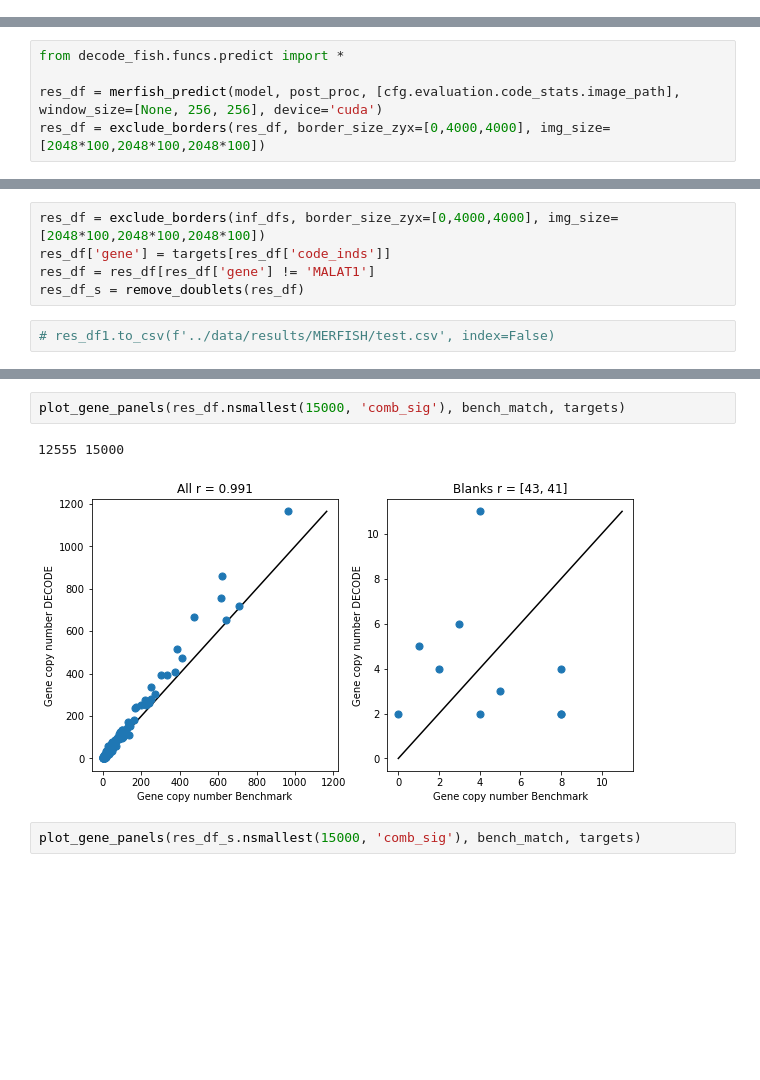
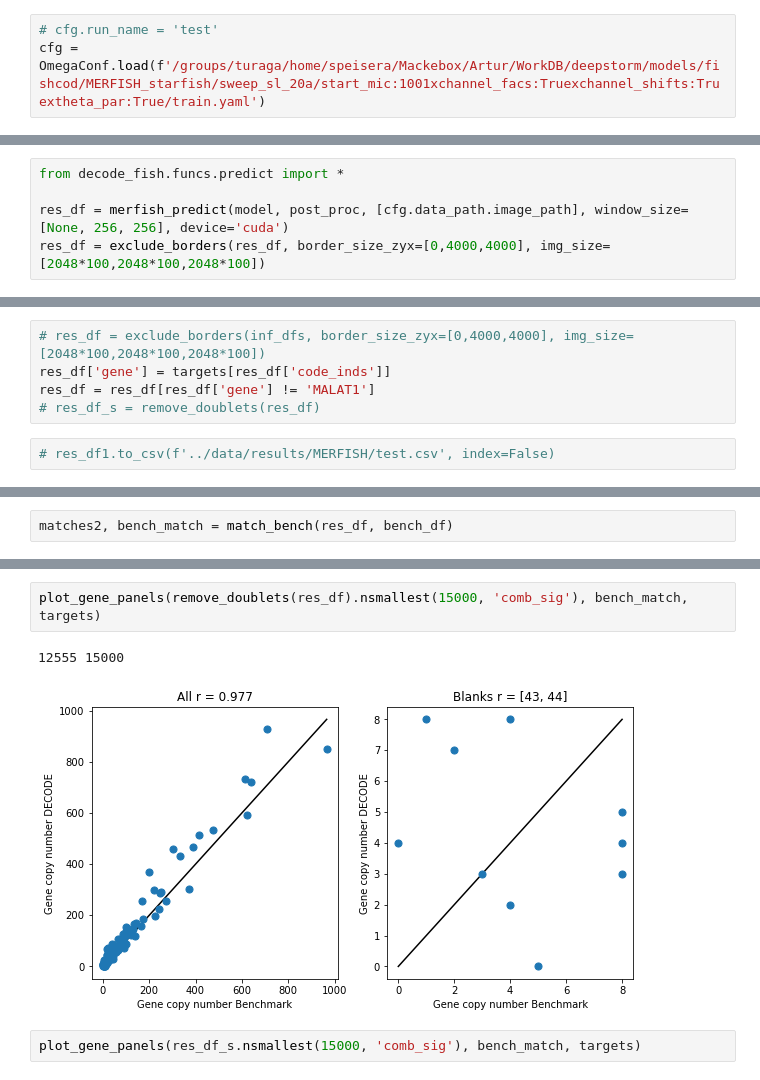
Before and after one commit to TuragaLab/decode_fish, a Jupyter notebook: exp_nbs/MERFISH_starfish.ipynb, the cells around one changed output, grey strips where cells are left out. Saved outputs shown, nothing was run; the diff lists cells and outputs as text; blank space fills up the shorter version.

```diff
--- a/exp_nbs/MERFISH_starfish.ipynb
+++ b/exp_nbs/MERFISH_starfish.ipynb
@@ -296,0 +228,3 @@ cfg = OmegaConf.load(f'/groups/turaga/home/speisera/Mackebox/Artur/WorkDB/deepst
+# %%
+# cfg.run_name = 'test'
+cfg = OmegaConf.load(f'/groups/turaga/home/speisera/Mackebox/Artur/WorkDB/deepstorm/models/fishcod/MERFISH_starfish/sweep_sl_20a/start_mic:1001xchannel_facs:Truexchannel_shifts:Truextheta_par:True/train.yaml')
@@ -672,5 +561,5 @@ Crop size larger than volume in at least one dimension. Crop size changed to (1,
 # %%
 from decode_fish.funcs.predict import *
 
-res_df = merfish_predict(model, post_proc, [cfg.evaluation.code_stats.image_path], window_size=[None, 256, 256], device='cuda')
+res_df = merfish_predict(model, post_proc, [cfg.data_path.image_path], window_size=[None, 256, 256], device='cuda')
 res_df = exclude_borders(res_df, border_size_zyx=[0,4000,4000], img_size=[2048*100,2048*100,2048*100])
@@ -689,8 +580,8 @@ inf_dfs = merfish_predict(model, post_proc, image_paths=image_paths, window_size
 # %%
-res_df = exclude_borders(inf_dfs, border_size_zyx=[0,4000,4000], img_size=[2048*100,2048*100,2048*100])
+# res_df = exclude_borders(inf_dfs, border_size_zyx=[0,4000,4000], img_size=[2048*100,2048*100,2048*100])
 res_df['gene'] = targets[res_df['code_inds']]
 res_df = res_df[res_df['gene'] != 'MALAT1']
-res_df_s = remove_doublets(res_df)
+# res_df_s = remove_doublets(res_df)
 # %%
 # res_df1.to_csv(f'../data/results/MERFISH/test.csv', index=False)
 # %%
@@ -723,0 +599,2 @@ Name: gene, Length: 139, dtype: int64
+# %%
+matches2, bench_match = match_bench(res_df, bench_df)
@@ -735,8 +622,8 @@ plot_gene_panels(res_df, bench_match, targets)
 # %%
-plot_gene_panels(res_df.nsmallest(15000, 'comb_sig'), bench_match, targets)
+plot_gene_panels(remove_doublets(res_df).nsmallest(15000, 'comb_sig'), bench_match, targets)
 # %% [output]
 12555 15000
-[figure, old version]
+[figure, new version]
 # %%
 plot_gene_panels(res_df_s.nsmallest(15000, 'comb_sig'), bench_match, targets)
 # %% [output]
```
Also changed, not shown: parts of 25 cells of this notebook, 39 other files.
